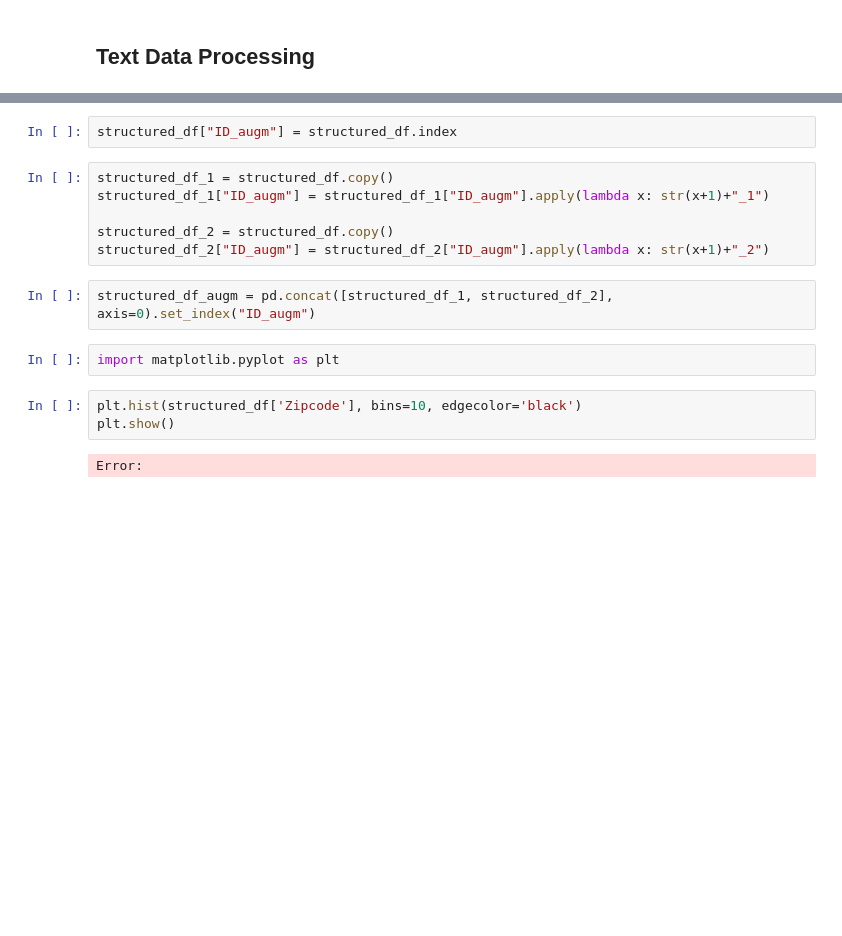
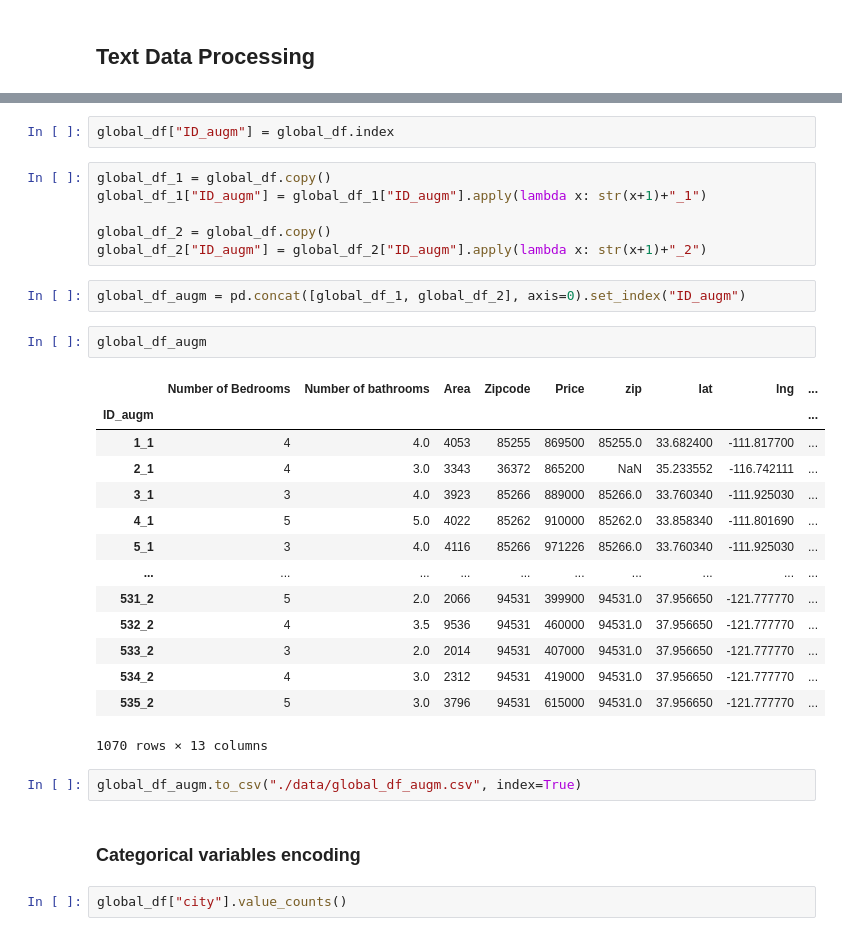
Before and after one commit to florian-morel22/House-pricing-ML, a Jupyter notebook: data_processing.ipynb, the cells around one changed output, grey strips where cells are left out. Saved outputs shown, nothing was run; the diff lists cells and outputs as text; blank space fills up the shorter version.

```diff
--- a/data_processing.ipynb
+++ b/data_processing.ipynb
@@ -134,17 +225,33 @@ for idx in structured_df.index:
 # %%
-structured_df["ID_augm"] = structured_df.index
+global_df["ID_augm"] = global_df.index
 # %%
-structured_df_1 = structured_df.copy()
-structured_df_1["ID_augm"] = structured_df_1["ID_augm"].apply(lambda x: str(x+1)+"_1")
+global_df_1 = global_df.copy()
+global_df_1["ID_augm"] = global_df_1["ID_augm"].apply(lambda x: str(x+1)+"_1")
 
-structured_df_2 = structured_df.copy()
-structured_df_2["ID_augm"] = structured_df_2["ID_augm"].apply(lambda x: str(x+1)+"_2")
+global_df_2 = global_df.copy()
+global_df_2["ID_augm"] = global_df_2["ID_augm"].apply(lambda x: str(x+1)+"_2")
 # %%
-structured_df_augm = pd.concat([structured_df_1, structured_df_2], axis=0).set_index("ID_augm")
+global_df_augm = pd.concat([global_df_1, global_df_2], axis=0).set_index("ID_augm")
-# %%
-import matplotlib.pyplot as plt
-# %%
-plt.hist(structured_df['Zipcode'], bins=10, edgecolor='black')
-plt.show()
-# %% [output]
-Error:
+# %%
+global_df_augm
+# %% [output]
+|  | Number of Bedrooms | Number of bathrooms | Area | Zipcode | Price | zip | lat | lng | ... |
+| ID_augm |  |  |  |  |  |  |  |  | ... |
+| 1_1 | 4 | 4.0 | 4053 | 85255 | 869500 | 85255.0 | 33.682400 | -111.817700 | ... |
+| 2_1 | 4 | 3.0 | 3343 | 36372 | 865200 | NaN | 35.233552 | -116.742111 | ... |
+| 3_1 | 3 | 4.0 | 3923 | 85266 | 889000 | 85266.0 | 33.760340 | -111.925030 | ... |
+| 4_1 | 5 | 5.0 | 4022 | 85262 | 910000 | 85262.0 | 33.858340 | -111.801690 | ... |
+| 5_1 | 3 | 4.0 | 4116 | 85266 | 971226 | 85266.0 | 33.760340 | -111.925030 | ... |
+| ... | ... | ... | ... | ... | ... | ... | ... | ... | ... |
+| 531_2 | 5 | 2.0 | 2066 | 94531 | 399900 | 94531.0 | 37.956650 | -121.777770 | ... |
+| 532_2 | 4 | 3.5 | 9536 | 94531 | 460000 | 94531.0 | 37.956650 | -121.777770 | ... |
+| 533_2 | 3 | 2.0 | 2014 | 94531 | 407000 | 94531.0 | 37.956650 | -121.777770 | ... |
+| 534_2 | 4 | 3.0 | 2312 | 94531 | 419000 | 94531.0 | 37.956650 | -121.777770 | ... |
+| 535_2 | 5 | 3.0 | 3796 | 94531 | 615000 | 94531.0 | 37.956650 | -121.777770 | ... |
+1070 rows × 13 columns
+# %%
+global_df_augm.to_csv("./data/global_df_augm.csv", index=True)
+# %% [markdown]
+### Categorical variables encoding
+# %%
+global_df["city"].value_counts()
```
Also changed, not shown: parts of 37 cells of this notebook.
